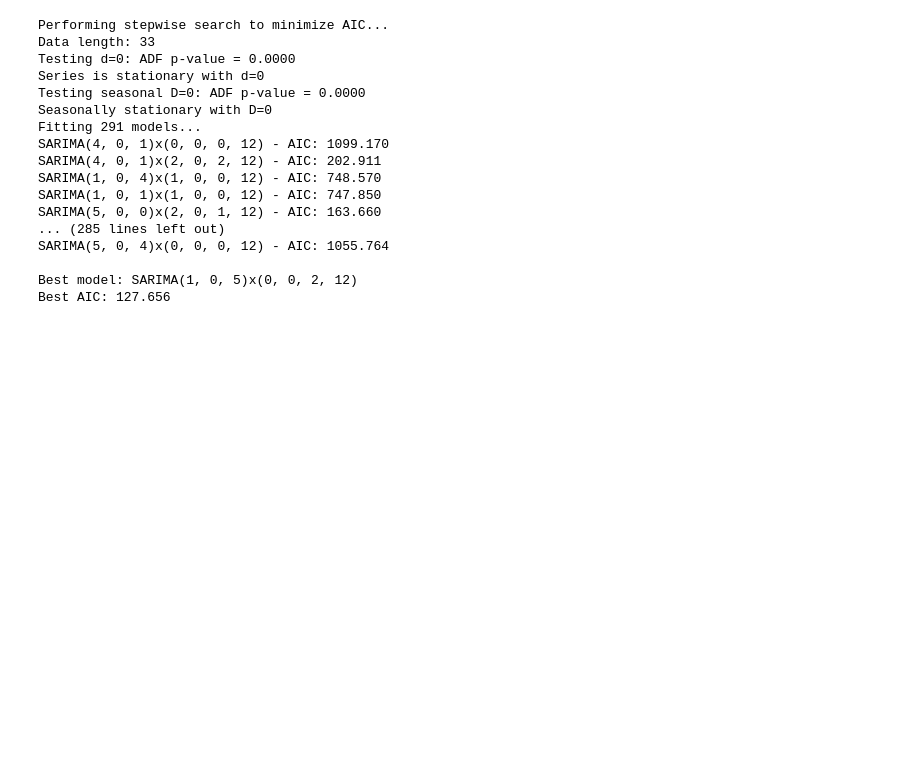
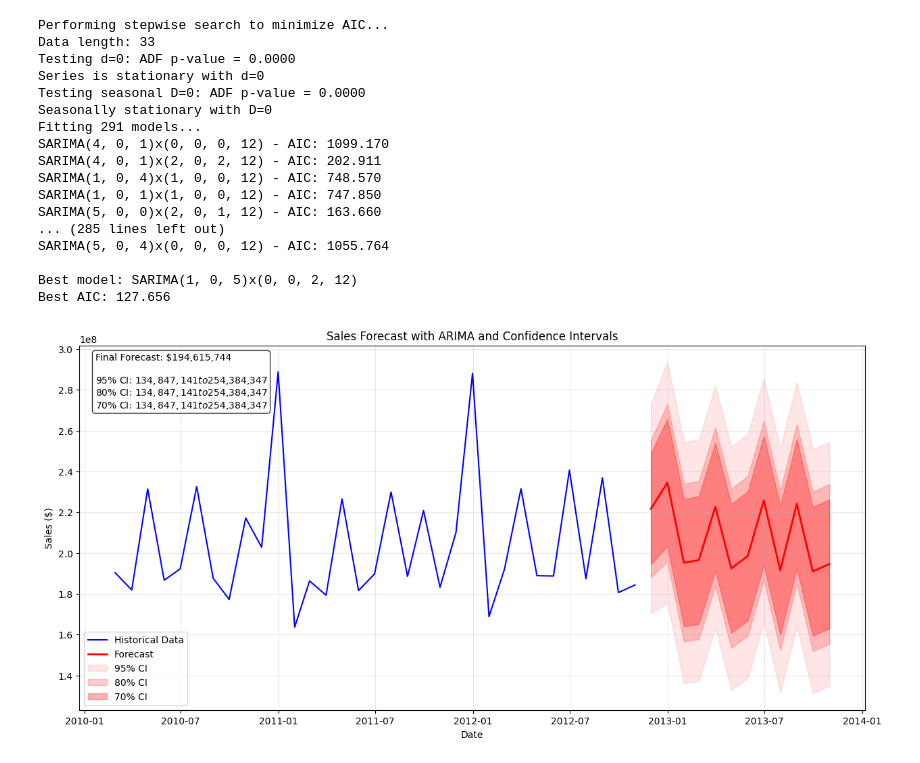
Before and after one commit to ekvirika/WalmartRecruiting, a Jupyter notebook: notebooks/model_experiment_arima.ipynb, the cells around one changed output. Drawn from its saved outputs; the diff is of its cells as text; code cells hidden in the pictures; blank space fills up the shorter version.

```diff
--- a/notebooks/model_experiment_arima.ipynb
+++ b/notebooks/model_experiment_arima.ipynb
@@ -496,0 +495,51 @@ plt.figure(figsize(15, 7))
+# %%
+plt.figure(figsize=(15, 7))
+
+plt.plot(monthly_sales, label="Historical Data", color="blue")
+plt.plot(mean_forecast, label="Forecast", color="red", linewidth=2)
+
+plt.fill_between(mean_forecast.index,
+                 conf_int_95.iloc[:, 0],
+                 conf_int_95.iloc[:, 1],
+                 color="red", alpha=0.1,
+                 label="95% CI")
+
+plt.fill_between(mean_forecast.index,
+                 conf_int_80.iloc[:, 0],
+                 conf_int_80.iloc[:, 1],
+                 color="red", alpha=0.2,
+                 label="80% CI")
+
+plt.fill_between(mean_forecast.index,
+                 conf_int_70.iloc[:, 0],
+                 conf_int_70.iloc[:, 1],
+                 color="red", alpha=0.3,
+                 label="70% CI")
+
+plt.title("Sales Forecast with ARIMA and Confidence Intervals")
+plt.xlabel("Date")
+plt.ylabel("Sales ($)")
+plt.legend()
+plt.grid(True, alpha=0.3)
+
+last_forecast = mean_forecast.iloc[-1]
+ranges_95_lower = conf_int_95.iloc[-1, 0]
+ranges_95_upper = conf_int_95.iloc[-1, 1]
+ranges_80_lower = conf_int_95.iloc[-1, 0]
+ranges_80_upper = conf_int_95.iloc[-1, 1]
+ranges_70_lower = conf_int_95.iloc[-1, 0]
+ranges_70_upper = conf_int_95.iloc[-1, 1]
+
+info_text = f"Final Forecast: ${last_forecast:,.0f}\n\n" \
+            f"95% CI: ${ranges_95_lower:,.0f} to ${ranges_95_upper:,.0f}\n" \
+            f"80% CI: ${ranges_80_lower:,.0f} to ${ranges_80_upper:,.0f}\n" \
+            f"70% CI: ${ranges_70_lower:,.0f} to ${ranges_70_upper:,.0f}"
+
+plt.text(0.02, 0.98, info_text,
+         transform=plt.gca().transAxes,
+         verticalalignment="top",
+         bbox=dict(boxstyle="round", facecolor="white", alpha=0.8))
+
+plt.show()
+# %% [output]
+[figure, added]
```
Also changed, not shown: parts of 11 cells of this notebook.
